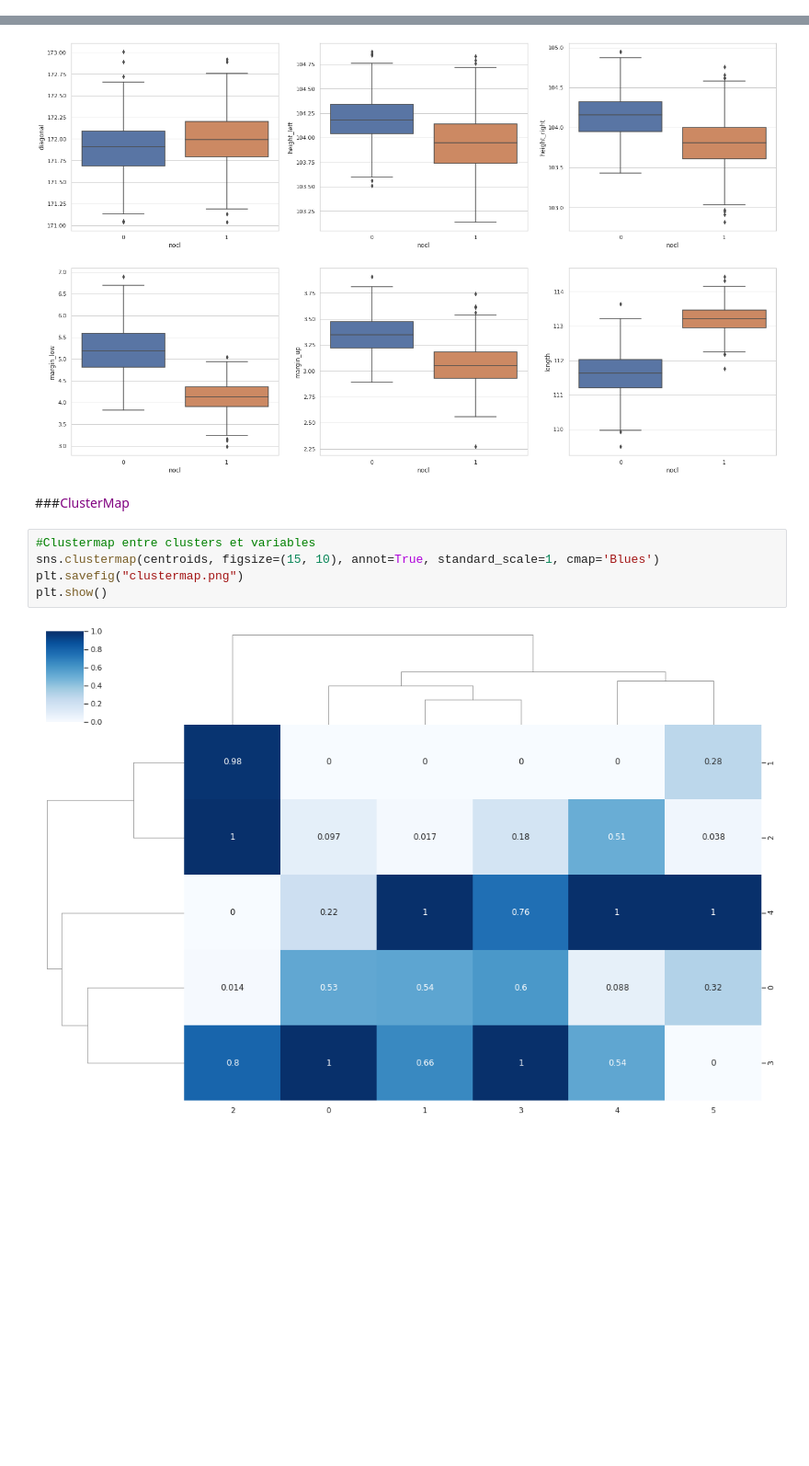
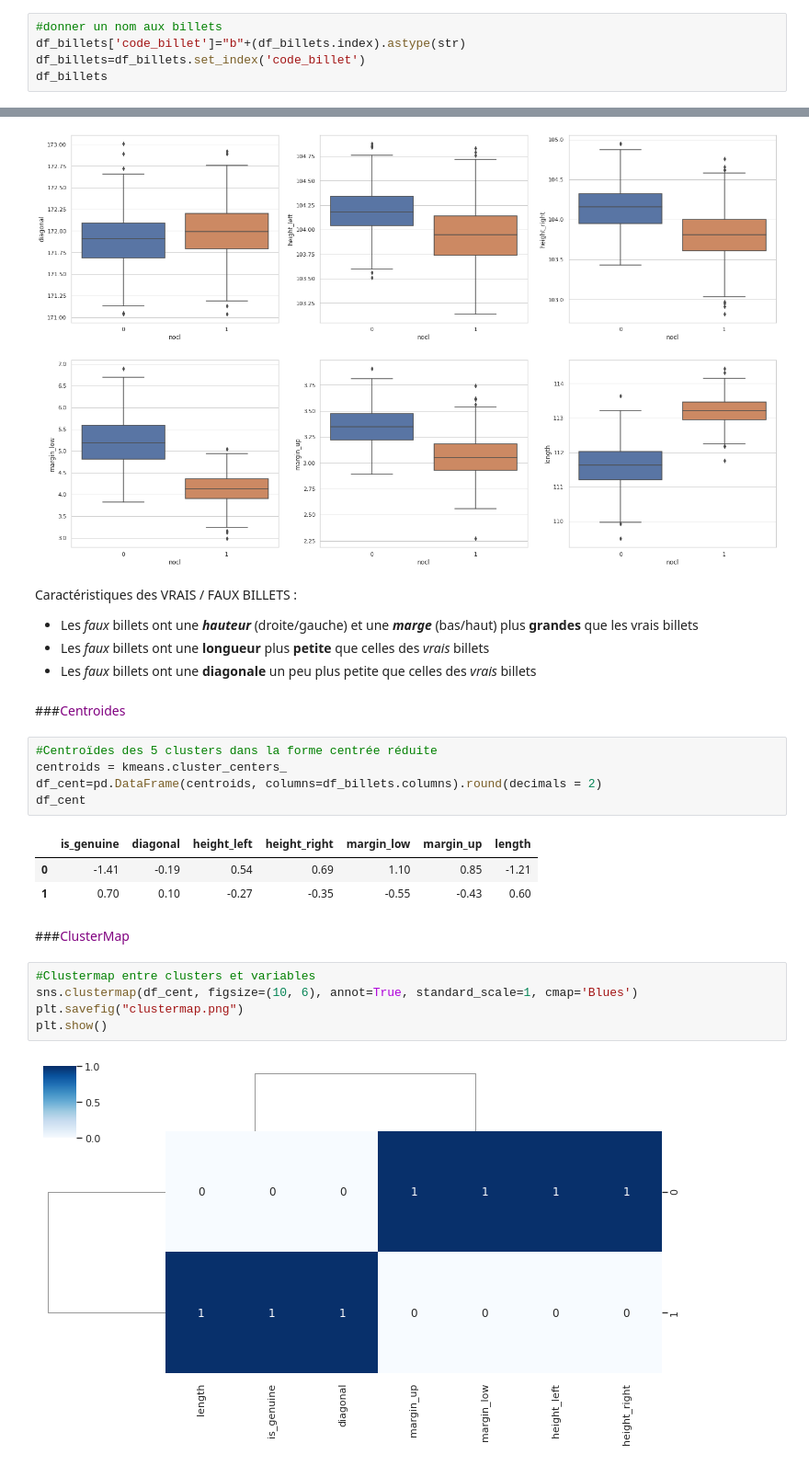
Before and after one commit to Randasabag/Detectez-des-faux-billets-avec-R-ou-Python, a Jupyter notebook: P10.ipynb, the cells around one changed output, grey strips where cells are left out. Shown at 92% size. Cells and saved outputs as stored; diff of their text form; blank space fills up the shorter version.

```diff
--- a/P10.ipynb
+++ b/P10.ipynb
@@ -123,3 +123,8 @@ df_billets.replace({True : 1 , False : 0})
 | 1498 | 0 | 172.06 | 104.28 | 104.06 | 5.17 | 3.46 | 112.25 |
 | 1499 | 0 | 171.47 | 104.15 | 103.82 | 4.63 | 3.37 | 112.07 |
 1500 rows × 7 columns
+# %%
+#donner un nom aux billets
+df_billets['code_billet']="b"+(df_billets.index).astype(str)
+df_billets=df_billets.set_index('code_billet')
+df_billets
@@ -674,12 +692,28 @@ plt.savefig("boxplots.png")
 plt.show()
 # %% [output]
 [figure]
+# %% [markdown]
+Caractéristiques des VRAIS / FAUX BILLETS :
+*   Les *faux* billets ont une ***hauteur*** (droite/gauche) et une ***marge*** (bas/haut) plus **grandes** que les vrais billets
+*   Les *faux* billets ont une **longueur** plus **petite** que celles des *vrais* billets
+*   Les *faux* billets ont une **diagonale** un peu plus petite que celles des *vrais* billets
+# %% [markdown]
+###<font color='purple'>Centroides</font>
+# %%
+#Centroïdes des 5 clusters dans la forme centrée réduite
+centroids = kmeans.cluster_centers_
+df_cent=pd.DataFrame(centroids, columns=df_billets.columns).round(decimals = 2)
+df_cent
+# %% [output]
+|  | is_genuine | diagonal | height_left | height_right | margin_low | margin_up | length |
+| 0 | -1.41 | -0.19 | 0.54 | 0.69 | 1.10 | 0.85 | -1.21 |
+| 1 | 0.70 | 0.10 | -0.27 | -0.35 | -0.55 | -0.43 | 0.60 |
 # %% [markdown]
 ###<font color='purple'>ClusterMap</font>
 # %%
 #Clustermap entre clusters et variables
-sns.clustermap(centroids, figsize=(15, 10), annot=True, standard_scale=1, cmap='Blues')
+sns.clustermap(df_cent, figsize=(10, 6), annot=True, standard_scale=1, cmap='Blues')
 plt.savefig("clustermap.png")
 plt.show()
 # %% [output]
-[figure, old version]
+[figure, new version]
```
Also changed, not shown: parts of 30 cells of this notebook.
